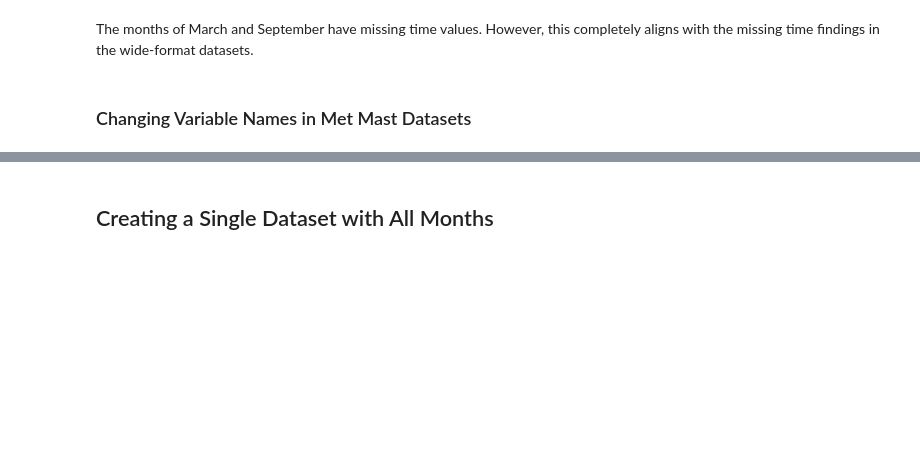
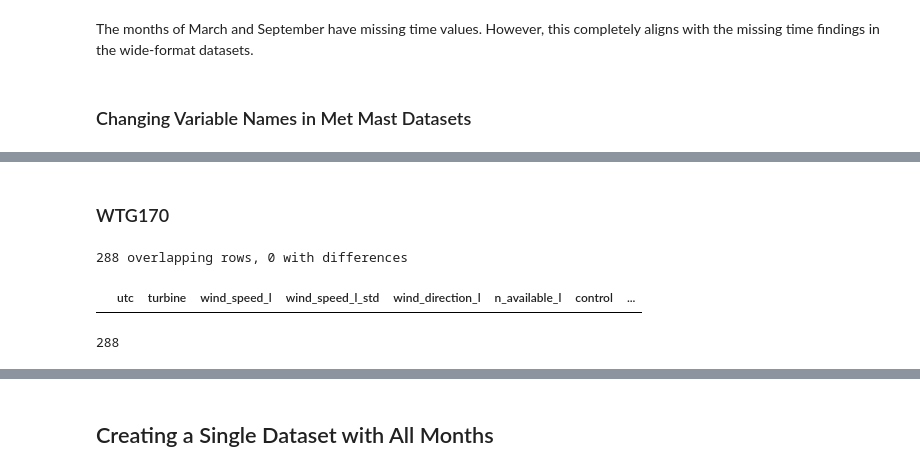
Before and after one commit to Aiden-Badalamenti3/CU-Capstone-Project, a Jupyter notebook: notebooks/carter_notebooks/data_cleaning.ipynb, the cells around one changed output, grey strips where cells are left out. Saved outputs shown, nothing was run; the diff lists cells and outputs as text; code cells hidden in the pictures; blank space fills up the shorter version.

```diff
--- a/notebooks/carter_notebooks/data_cleaning.ipynb
+++ b/notebooks/carter_notebooks/data_cleaning.ipynb
@@ -248,0 +337,20 @@ sep_mm = rename_month_met2(sep_mm_raw)
+# %% [markdown]
+### WTG170
+# %%
+# setting the datetime and renaming dataframe variables
+WTG170_p1 = datetime_set(WTG170_part1, 'WTG170')
+WTG170_p2 = datetime_set(WTG170_part2, 'WTG170')
+
+# finding how many overlapping observations there are
+overlap(WTG170_p1, WTG170_p2)
+# %% [output]
+288 overlapping rows, 0 with differences
+|  | utc | turbine | wind_speed_l | wind_speed_l_std | wind_direction_l | n_available_l | control | ... |
+# %%
+# combining the dataframes while getting rid of duplicates
+WTG170_l = combine([WTG170_p1, WTG170_p2])
+
+# calculating number of removed observations (should match number of overlapping rows)
+WTG170_p1.shape[0] + WTG170_p2.shape[0] - WTG170_l.shape[0]
+# %% [output]
+288
```
Also changed, not shown: parts of 23 cells of this notebook.
